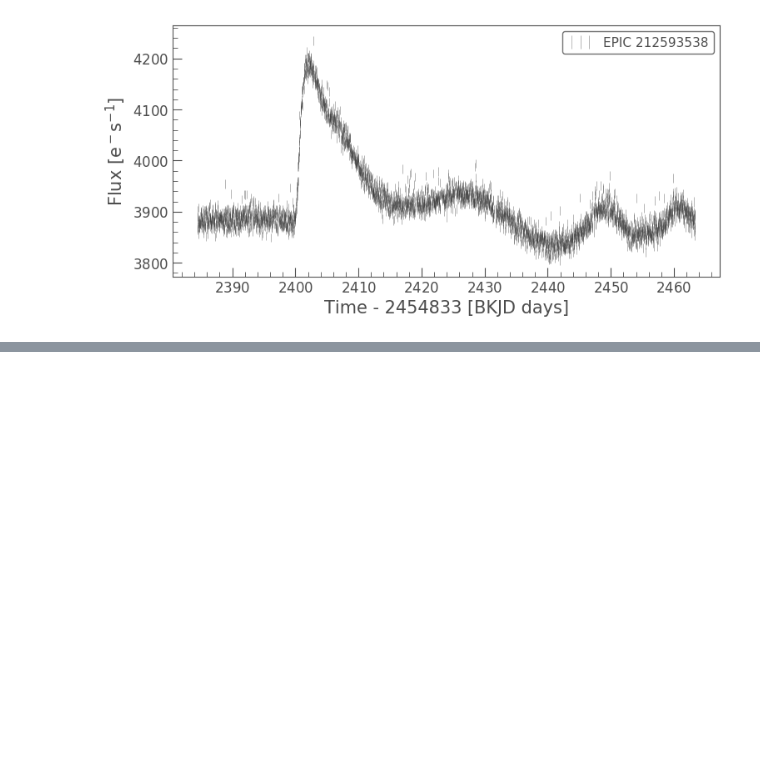
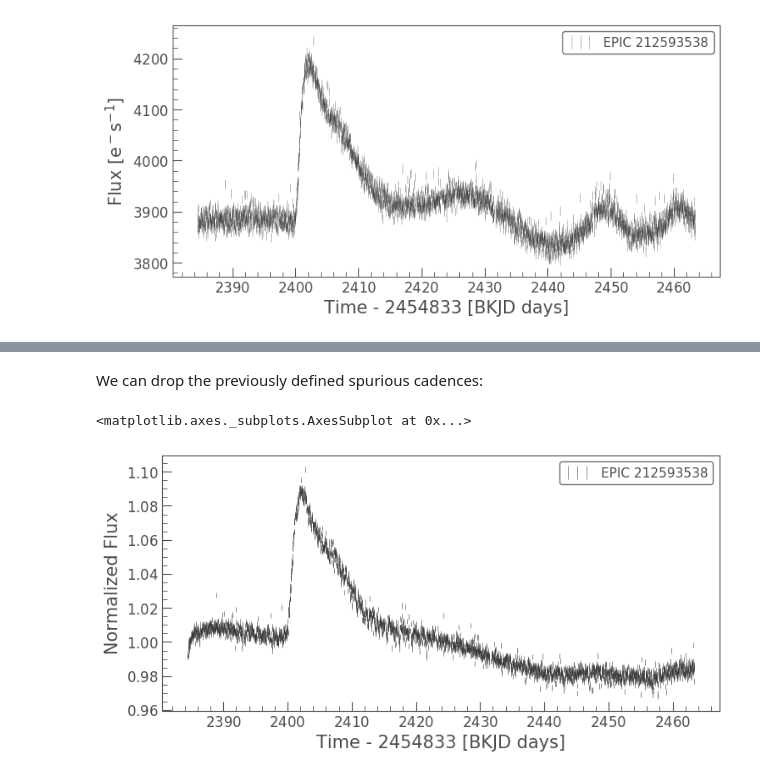
Before and after one commit to PierricJoulot/Astronomy, a Jupyter notebook: Tutorials/Science exemples.ipynb, the cells around one changed output, grey strips where cells are left out. Saved outputs shown, nothing was run; the diff lists cells and outputs as text; code cells hidden in the pictures; blank space fills up the shorter version.

```diff
--- a/Tutorials/Science exemples.ipynb
+++ b/Tutorials/Science exemples.ipynb
@@ -491,0 +533,14 @@ lc_clean.errorbar(alpha=0.5, normalize=False)
+# %%
+lc_aper = tpf.to_lightcurve(aperture_mask=aperture_mask)
+lc_back_per_pixel = tpf.to_lightcurve(aperture_mask=background_mask) / N_back_pixels
+# %%
+lc_net = lc_aper - lc_back_per_pixel.flux * N_targ_pixels
+# %% [markdown]
+We can drop the previously defined spurious cadences:
+# %%
+lc_net = lc_net[~spurious_cadences]
+# %%
+lc_net.errorbar(alpha=0.8)
+# %% [output]
+<matplotlib.axes._subplots.AxesSubplot at 0x...>
+[figure, added]
```
Also changed, not shown: parts of 22 cells of this notebook, 1 other file.
